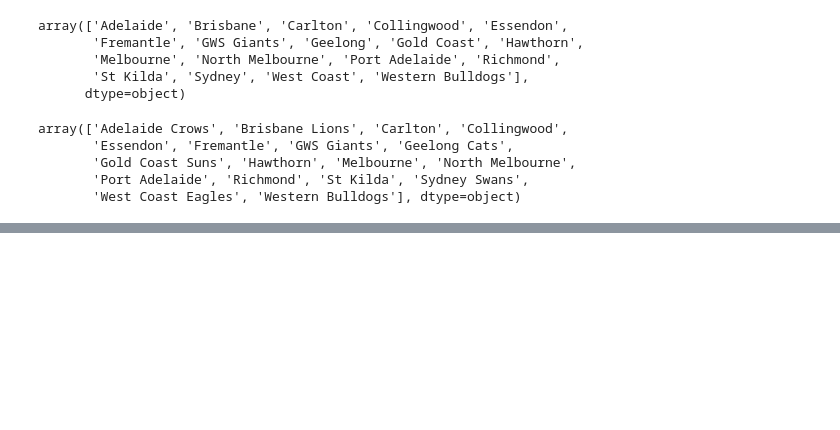
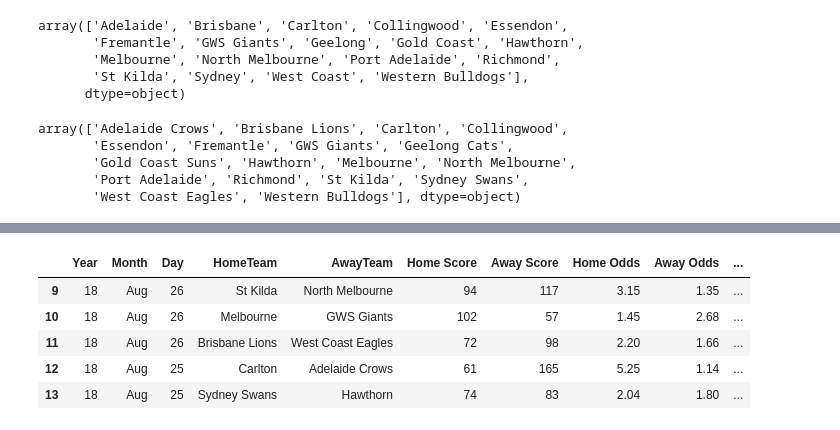
Before and after one commit to Beefstyles/AFLTippingPredictor, a Jupyter notebook: AFL Tipping Predictor Working.ipynb, the cells around one changed output, grey strips where cells are left out. Cells and saved outputs as stored; diff of their text form; code cells hidden in the pictures; blank space fills up the shorter version.

```diff
--- a/AFL Tipping Predictor Working.ipynb
+++ b/AFL Tipping Predictor Working.ipynb
@@ -374,0 +312,11 @@ afl_results_2009_to_2018_results.head()
+# %%
+afl_results_2009_to_2018_results['PredictedWinnerModel'] = ['Home' if homeoddspred >= awayoddspred
+                                                    else 'Away' for (homeoddspred, awayoddspred) in zip(afl_results_2009_to_2018_results['HomeOddsPercentPred'], afl_results_2009_to_2018_results['AwayOddsPercentPred'])]
+afl_results_2009_to_2018_results.head()
+# %% [output]
+|  | Year | Month | Day | HomeTeam | AwayTeam | Home Score | Away Score | Home Odds | Away Odds | ... |
+| 9 | 18 | Aug | 26 | St Kilda | North Melbourne | 94 | 117 | 3.15 | 1.35 | ... |
+| 10 | 18 | Aug | 26 | Melbourne | GWS Giants | 102 | 57 | 1.45 | 2.68 | ... |
+| 11 | 18 | Aug | 26 | Brisbane Lions | West Coast Eagles | 72 | 98 | 2.20 | 1.66 | ... |
+| 12 | 18 | Aug | 25 | Carlton | Adelaide Crows | 61 | 165 | 5.25 | 1.14 | ... |
+| 13 | 18 | Aug | 25 | Sydney Swans | Hawthorn | 74 | 83 | 2.04 | 1.80 | ... |
```
Also changed, not shown: parts of 26 cells of this notebook.
